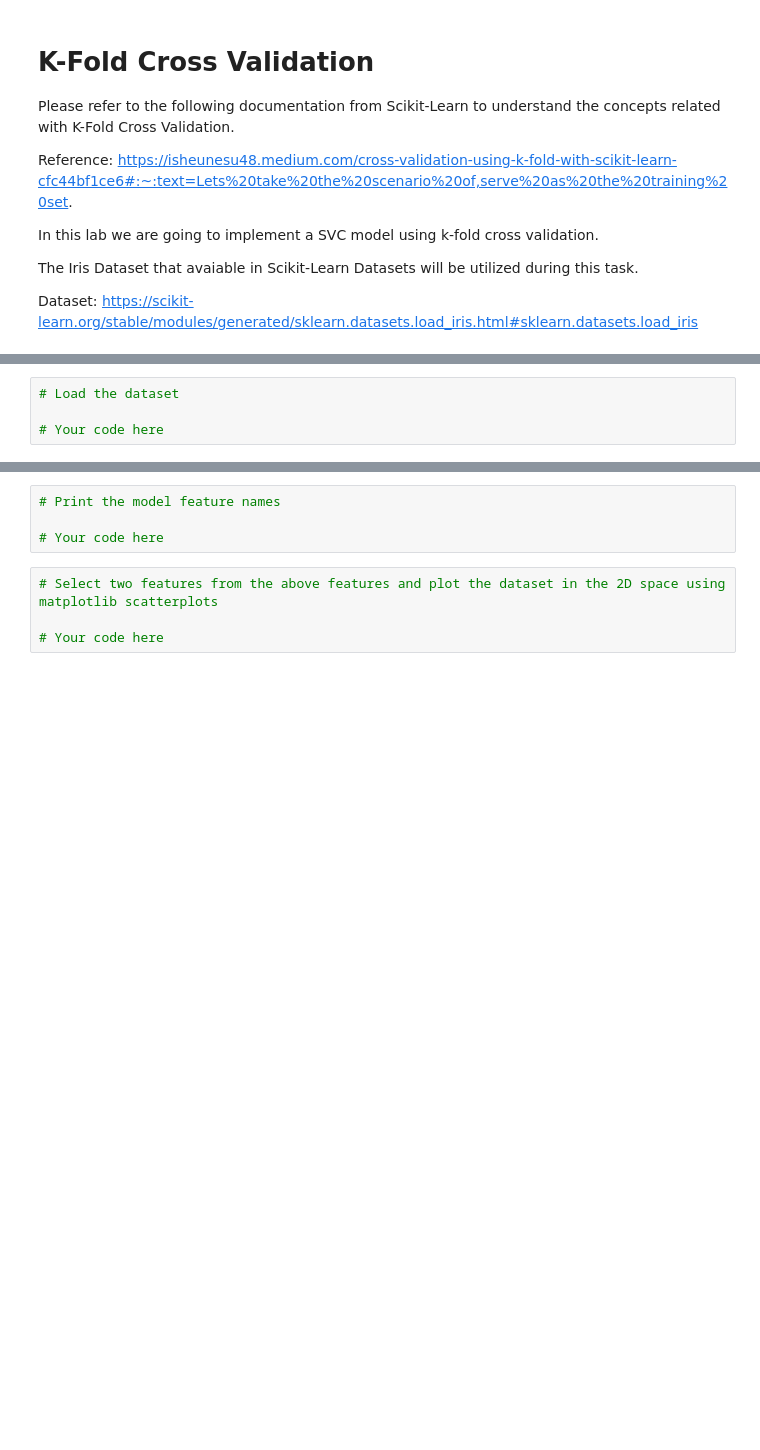
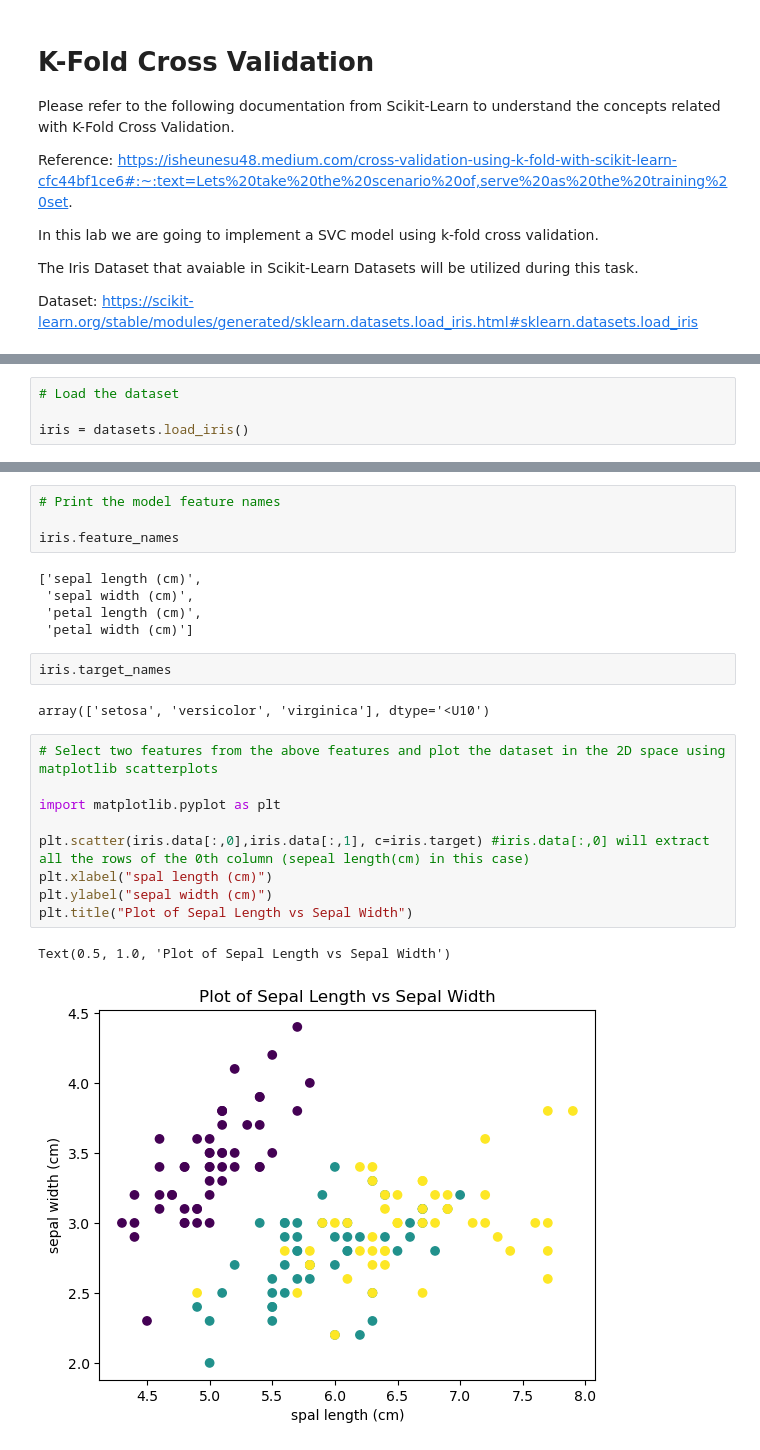
Before and after one commit to warnakulasuriya-fds-e23/EE7209MachineLearningCodes, a Jupyter notebook: workshop3/3-1-CrossValidation.ipynb, the cells around one changed output, grey strips where cells are left out. Drawn from its saved outputs; the diff is of its cells as text; blank space fills up the shorter version.

```diff
--- a/workshop3/3-1-CrossValidation.ipynb
+++ b/workshop3/3-1-CrossValidation.ipynb
@@ -17,7 +20,7 @@ Dataset: https://scikit-learn.org/stable/modules/generated/sklearn.datasets.load
 # %%
 # Load the dataset
 
-# Your code here
+iris = datasets.load_iris()
 # %%
 # Print the data columns
 
@@ -29,11 +58,28 @@ Dataset: https://scikit-learn.org/stable/modules/generated/sklearn.datasets.load
 # %%
 # Print the model feature names
 
-# Your code here
+iris.feature_names
+# %% [output]
+['sepal length (cm)',
+ 'sepal width (cm)',
+ 'petal length (cm)',
+ 'petal width (cm)']
-# %%
-# Select two features from the above features and plot the dataset in the 2D space using matplotlib scatterplots
-
-# Your code here
+# %%
+iris.target_names
+# %% [output]
+array(['setosa', 'versicolor', 'virginica'], dtype='<U10')
+# %%
+# Select two features from the above features and plot the dataset in the 2D space using matplotlib scatterplots
+
+import matplotlib.pyplot as plt
+
+plt.scatter(iris.data[:,0],iris.data[:,1], c=iris.target) #iris.data[:,0] will extract all the rows of the 0th column (sepeal length(cm) in this case)
+plt.xlabel("spal length (cm)")
+plt.ylabel("sepal width (cm)")
+plt.title("Plot of Sepal Length vs Sepal Width")
+# %% [output]
+Text(0.5, 1.0, 'Plot of Sepal Length vs Sepal Width')
+[figure, added]
 # %%
 # Seperate the features and target from the dataset.
 # Name them as X and y respectively
```
Also changed, not shown: parts of 15 cells of this notebook.
